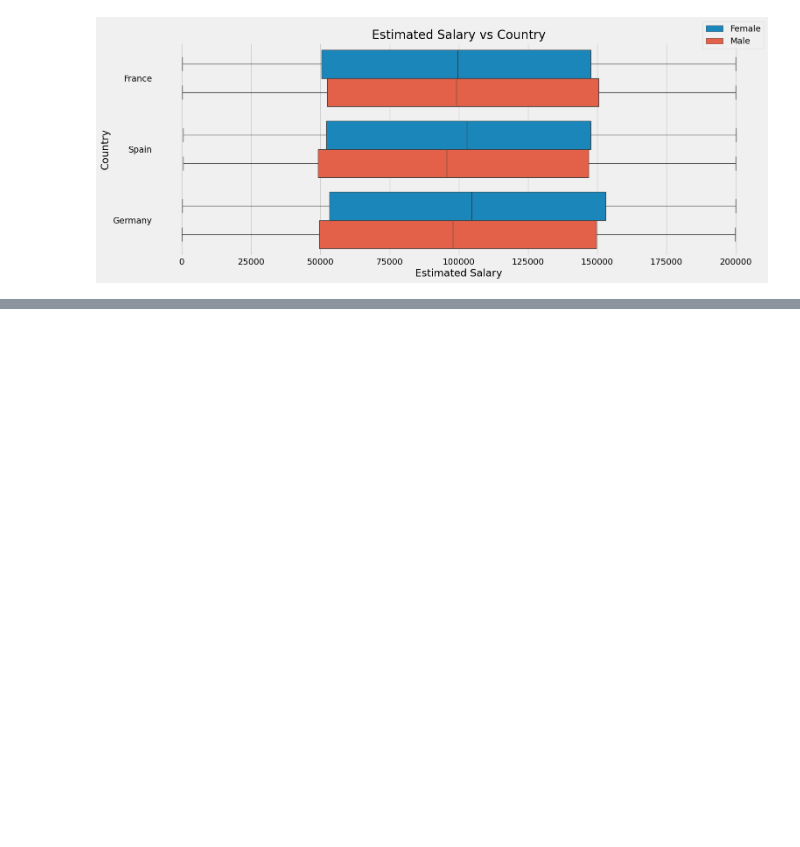
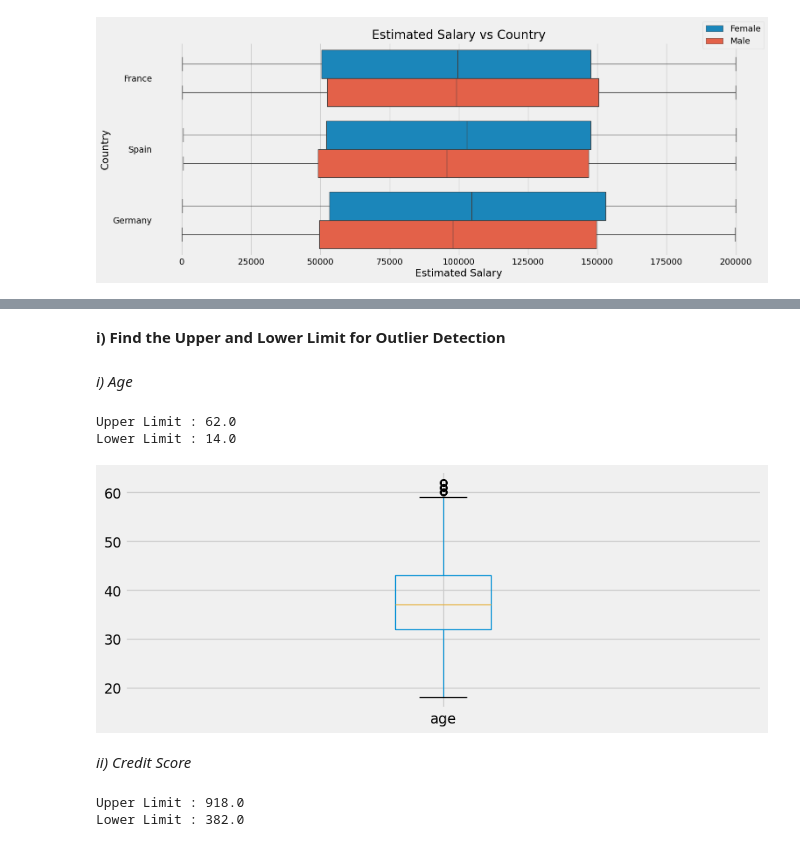
Before and after one commit to adrianjuliusaluoch/Bank_Customers_Churn_Classification, a Jupyter notebook: bank_customer_churn_prediction.ipynb, the cells around one changed output, grey strips where cells are left out. Saved outputs shown, nothing was run; the diff lists cells and outputs as text; code cells hidden in the pictures; blank space fills up the shorter version.

Commit message:
outlier detection using interquartile range

```diff
--- a/bank_customer_churn_prediction.ipynb
+++ b/bank_customer_churn_prediction.ipynb
@@ -574,0 +577,23 @@ plt.show()
+# %% [markdown]
+**i) Find the Upper and Lower Limit for Outlier Detection**
+# %% [markdown]
+*i) Age*
+# %%
+iqr1,iqr2=np.percentile(churn['age'],[75,25])
+IQR=np.subtract(iqr1,iqr2)
+# %%
+upper_limit = iqr1 + 1.5*IQR
+lower_limit=iqr2 - 1.5*IQR
+print(f"Upper Limit : {upper_limit}\nLower Limit : {lower_limit}")
+# %% [output]
+Upper Limit : 62.0
+Lower Limit : 14.0
+# %%
+churn=churn.loc[(churn['age'] <= upper_limit) & (churn['age'] >= lower_limit)]
+# %%
+churn.boxplot(column=['age'],figsize=(16,6))
+plt.show()
+# %% [output]
+[figure, added]
+# %% [markdown]
+*ii) Credit Score*
@@ -574,0 +603,7 @@ plt.show()
+# %%
+upper_limit = iqr1 + 1.5*IQR
+lower_limit=iqr2 - 1.5*IQR
+print(f"Upper Limit : {upper_limit}\nLower Limit : {lower_limit}")
+# %% [output]
+Upper Limit : 918.0
+Lower Limit : 382.0
```
Also changed, not shown: parts of 7 cells of this notebook.
